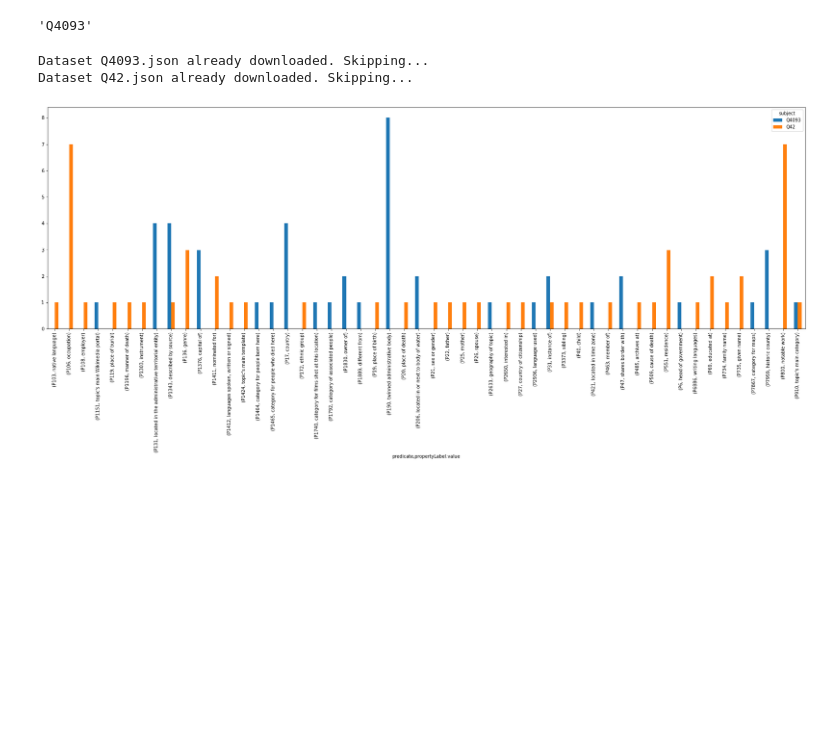
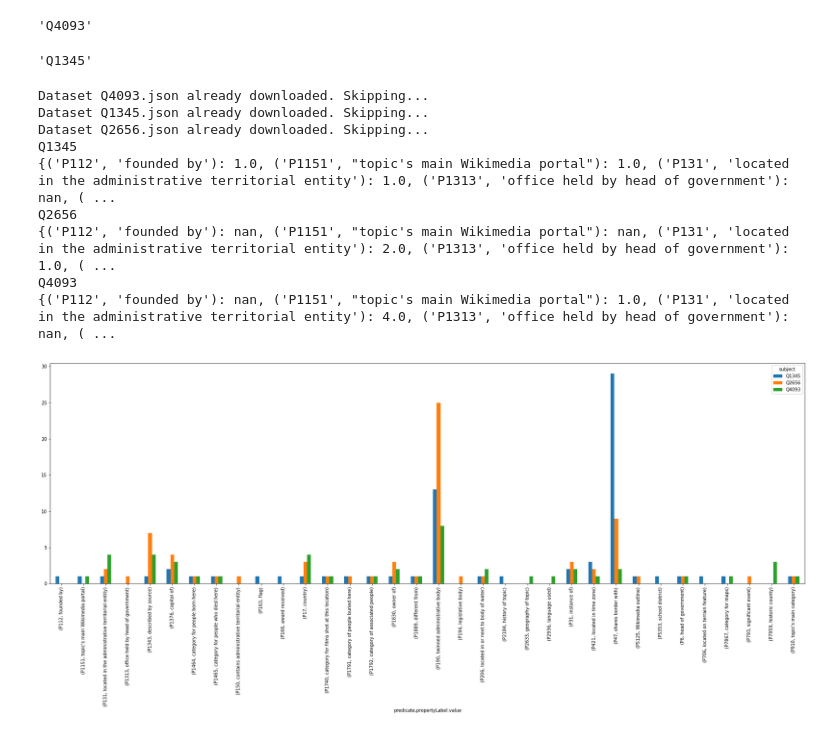
Before and after one commit to erolm-a/colla-framework, a Jupyter notebook: notebooks/WikidataTuples.ipynb, the cells around one changed output. Cells and saved outputs as stored; diff of their text form; code cells hidden in the pictures; blank space fills up the shorter version.

```diff
--- a/notebooks/WikidataTuples.ipynb
+++ b/notebooks/WikidataTuples.ipynb
@@ -160,28 +218,50 @@ def find_wikidata_entity(entity_str):
 find_wikidata_entity("Glasgow")
 # %% [output]
 'Q4093'
+# %%
+find_wikidata_entity("Philadelphia")
+# %% [output]
+'Q1345'
 # %%
 def get_entities_distribution(entities):
+    # Merge the edge lists for each entity dataframe
     wikidata_truthy_dfs = [fetch_dataset(entity, provider="wikidata", flavor="simple") for entity in entities]
     edges_list = [get_edges(df) for df in wikidata_truthy_dfs]
     edges = [edge for edges in edges_list for edge in edges]
     edges_df = pd.DataFrame(edges, columns=["subject", "predicate", "object"])
 
+    # Annotate the properties
     property_list = edges_df["predicate"].unique()
-    properties = annotate_wikidata_property(property_list)
+    annotated_properties = annotate_wikidata_property(property_list)
 
-    properties["predicate"] = properties["property.value"].str[len("http://www.wikidata.org/entity/"):]
-    annotated_edges = edges_df.merge(properties, left_on="predicate", right_on="predicate")
+    # Merge edge list and annotations.
+    annotated_properties["predicate"] = annotated_properties["property.value"].str[len("http://www.wikidata.org/entity/"):]
+    annotated_edges = edges_df.merge(annotated_properties, left_on="predicate", right_on="predicate")
 
+    # Count duplicate s-o pairs
     property_distribution = annotated_edges.pivot_table(index=['subject', 'predicate', 'propertyLabel.value'], aggfunc='size')
+
+    for key, val in property_distribution.unstack(level=0).to_dict().items():
+        print(key)
+        print(val)
 
     return property_distribution
 
 def plot_distribution(property_distribution):
     property_distribution.unstack(level=0).plot(kind='bar', subplots=False, figsize=(30, 9))
-# %%
-plot_distribution(get_entities_distribution(["Q4093", "Q42"]))
-# %% [output]
-Dataset Q4093.json already downloaded. Skipping...
-Dataset Q42.json already downloaded. Skipping...
-[figure, removed]
+# %%
+towns = ["Glasgow", "Philadelphia", "Palermo"]
+town_entities = [find_wikidata_entity(town) for town in towns]
+
+plot_distribution(get_entities_distribution(town_entities))
+# %% [output]
+Dataset Q4093.json already downloaded. Skipping...
+Dataset Q1345.json already downloaded. Skipping...
+Dataset Q2656.json already downloaded. Skipping...
+Q1345
+{('P112', 'founded by'): 1.0, ('P1151', "topic's main Wikimedia portal"): 1.0, ('P131', 'located in the administrative territorial entity'): 1.0, ('P1313', 'office held by head of government'): nan, ( ...
+Q2656
+{('P112', 'founded by'): nan, ('P1151', "topic's main Wikimedia portal"): nan, ('P131', 'located in the administrative territorial entity'): 2.0, ('P1313', 'office held by head of government'): 1.0, ( ...
+Q4093
+{('P112', 'founded by'): nan, ('P1151', "topic's main Wikimedia portal"): 1.0, ('P131', 'located in the administrative territorial entity'): 4.0, ('P1313', 'office held by head of government'): nan, ( ...
+[figure, added]
```
Also changed, not shown: parts of 16 cells of this notebook, 1 other file.
